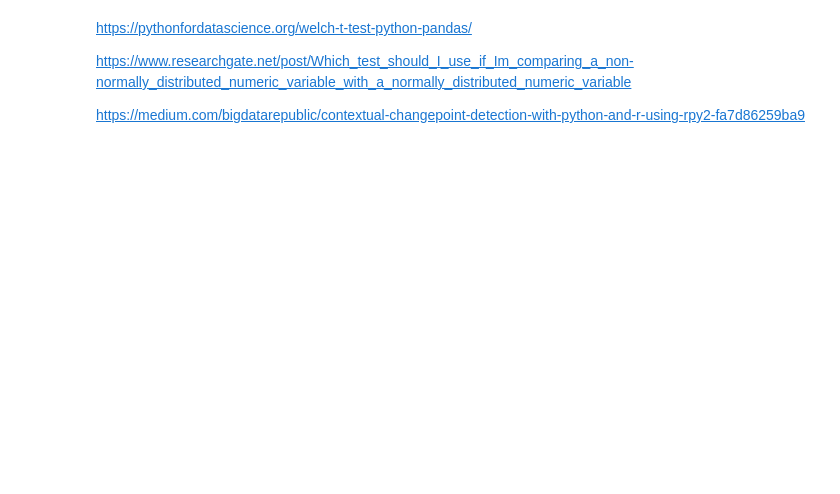
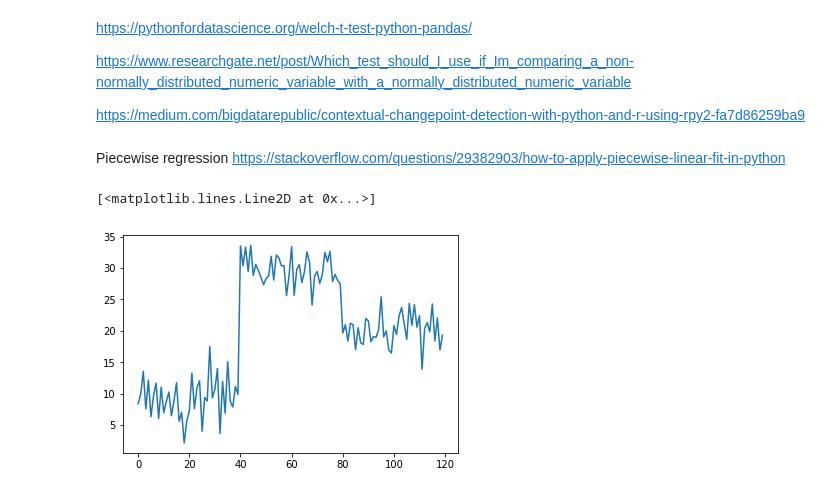
Before and after one commit to ciortanmadalina/modality_tests, a Jupyter notebook: Outlier based change point detection.ipynb, the cells around one changed output. Saved outputs shown, nothing was run; the diff lists cells and outputs as text; code cells hidden in the pictures; blank space fills up the shorter version.

```diff
--- a/Outlier based change point detection.ipynb
+++ b/Outlier based change point detection.ipynb
@@ -11,3 +12,6 @@ https://www.researchgate.net/post/Which_test_should_I_use_if_Im_comparing_a_non-
 
 
 https://medium.com/bigdatarepublic/contextual-changepoint-detection-with-python-and-r-using-rpy2-fa7d86259ba9
+# %% [markdown]
+Piecewise regression
+https://stackoverflow.com/questions/29382903/how-to-apply-piecewise-linear-fit-in-python
@@ -13,0 +174,11 @@ https://medium.com/bigdatarepublic/contextual-changepoint-detection-with-python-
+# %%
+n = 40
+data = np.concatenate( [
+    np.random.normal(10, 4, n),
+    np.random.normal(30, 2, n),
+    np.random.normal(20, 3, n)])
+
+plt.plot(data)
+# %% [output]
+[<matplotlib.lines.Line2D at 0x...>]
+[figure, added]
```
Also changed, not shown: parts of 16 cells of this notebook.
